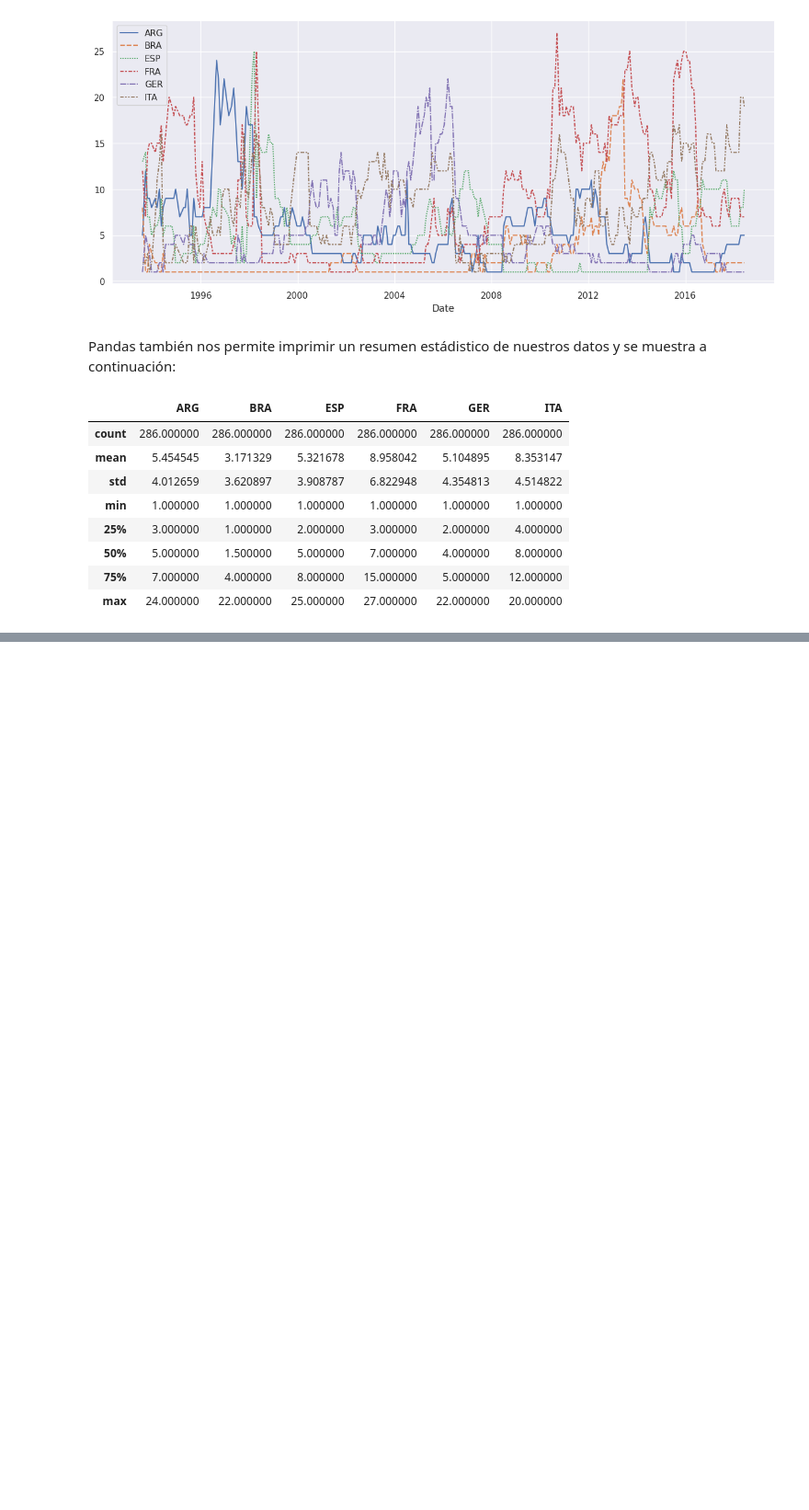
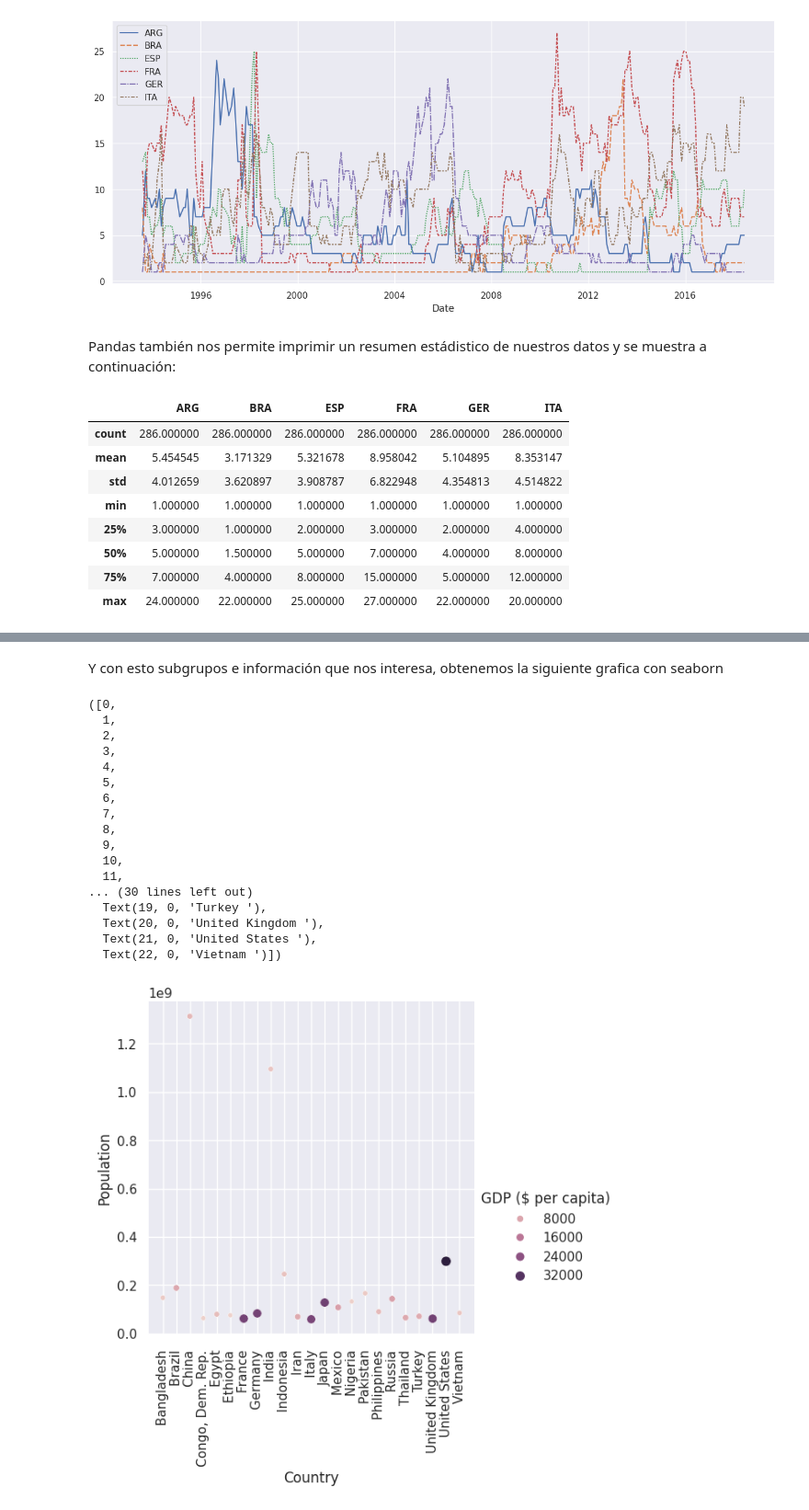
Before and after one commit to Fermionpass/IO, a Jupyter notebook: Data_maipulation_.ipynb, the cells around one changed output, grey strips where cells are left out. Shown at 92% size. Saved outputs shown, nothing was run; the diff lists cells and outputs as text; code cells hidden in the pictures; blank space fills up the shorter version.

```diff
--- a/Data_maipulation_.ipynb
+++ b/Data_maipulation_.ipynb
@@ -724,0 +777,5 @@ datos_fifa.describe()
+# %%
+subset = datos_countries[(datos_countries["Population"] >= 50000000)]
+subset_2 = datos_countries[(datos_countries["Area (sq. mi.)"] >= 2381740)]
+subset_3 = subset_2[(subset_2["Area (sq. mi.)"] <= 3381740 )]
+subset_3.head()
@@ -724,0 +790,24 @@ datos_fifa.describe()
+# %% [markdown]
+Y con esto subgrupos e información que nos interesa, obtenemos la siguiente grafica con seaborn
+# %%
+sns.relplot(x="Country", y="Population", data=subset, kind="scatter", size="GDP ($ per capita)",hue="GDP ($ per capita)")
+plt.xticks(rotation=90)
+# %% [output]
+([0,
+  1,
+  2,
+  3,
+  4,
+  5,
+  6,
+  7,
+  8,
+  9,
+  10,
+  11,
+... (30 lines left out)
+  Text(19, 0, 'Turkey '),
+  Text(20, 0, 'United Kingdom '),
+  Text(21, 0, 'United States '),
+  Text(22, 0, 'Vietnam ')])
+[figure, added]
```
Also changed, not shown: parts of 10 cells of this notebook.
